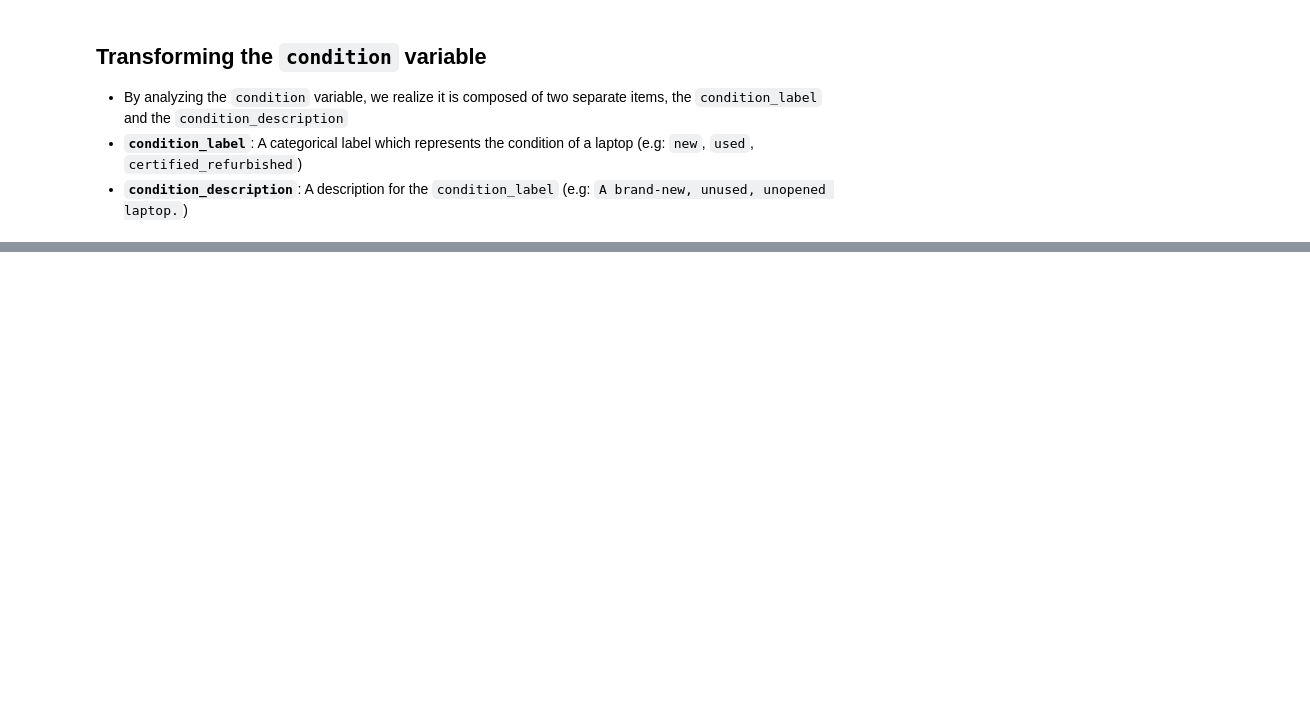
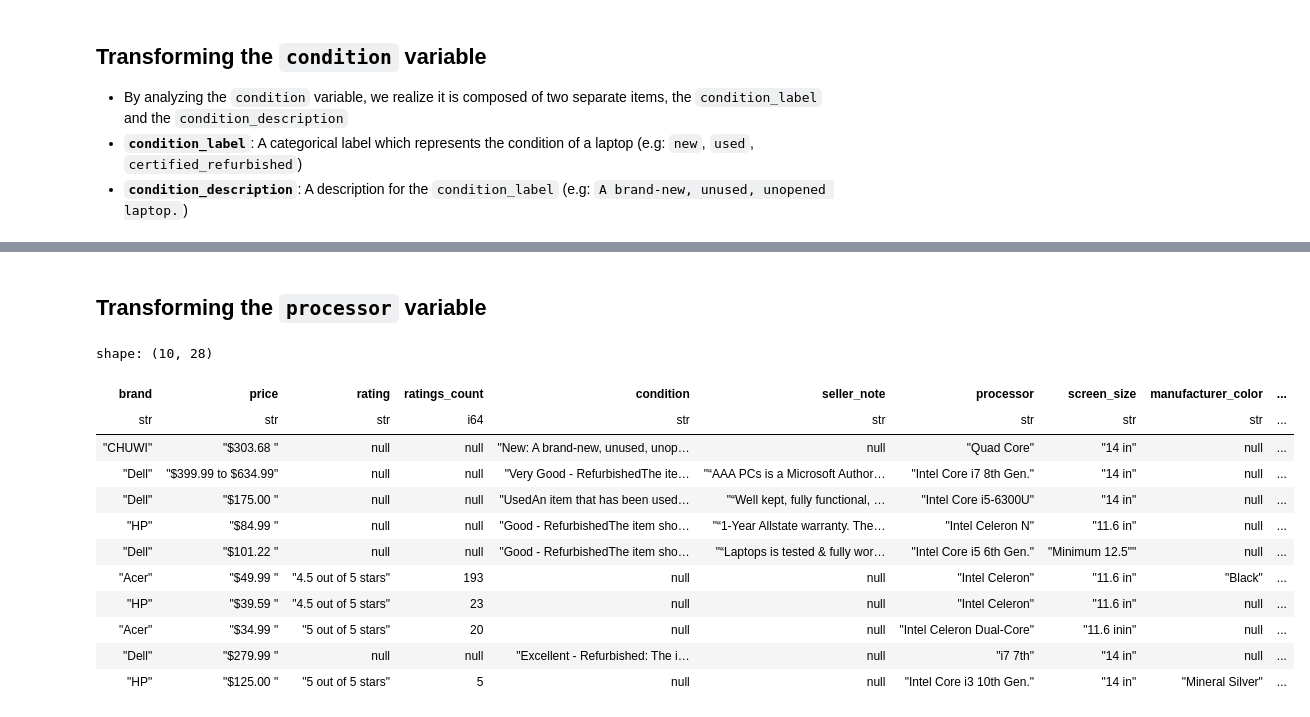
Before and after one commit to jxareas/laptop-price-catboost, a Jupyter notebook: notebooks/laptop_data_cleansing.ipynb, the cells around one changed output, grey strips where cells are left out. Cells and saved outputs as stored; diff of their text form; code cells hidden in the pictures; blank space fills up the shorter version.

```diff
--- a/notebooks/laptop_data_cleansing.ipynb
+++ b/notebooks/laptop_data_cleansing.ipynb
@@ -336,3 +336,36 @@ shape: (18, 2)
 | "UsedAn item that has been used… | "used" |
 | "Very Good - Refurbished: The i… | "very_good_refurbished" |
 | "Very Good - RefurbishedThe ite… | "very_good_refurbished" |
+# %% [markdown]
+## Transforming the `processor` variable
+# %%
+processor_replace_map = {
+    '?':'unknown',
+    'none':'unknown',
+    'no':'unknown',
+    '^?':'unknown',
+    'does not apply':'not_applicable'
+}
+
+df = df.with_columns(
+    pl.col('processor')
+    .str.to_lowercase()
+    .replace(processor_replace_map)
+    .alias('processor_clean')
+)
+
+df.head(n=10)
+# %% [output]
+shape: (10, 28)
+| brand | price | rating | ratings_count | condition | seller_note | processor | screen_size | manufacturer_color | ... |
+| str | str | str | i64 | str | str | str | str | str | ... |
+| "CHUWI" | "$303.68 " | null | null | "New: A brand-new, unused, unop… | null | "Quad Core" | "14 in" | null | ... |
+| "Dell" | "$399.99 to $634.99" | null | null | "Very Good - RefurbishedThe ite… | "“AAA PCs is a Microsoft Author… | "Intel Core i7 8th Gen." | "14 in" | null | ... |
+| "Dell" | "$175.00 " | null | null | "UsedAn item that has been used… | "“Well kept, fully functional, … | "Intel Core i5-6300U" | "14 in" | null | ... |
+| "HP" | "$84.99 " | null | null | "Good - RefurbishedThe item sho… | "“1-Year Allstate warranty. The… | "Intel Celeron N" | "11.6 in" | null | ... |
+| "Dell" | "$101.22 " | null | null | "Good - RefurbishedThe item sho… | "“Laptops is tested & fully wor… | "Intel Core i5 6th Gen." | "Minimum 12.5"" | null | ... |
+| "Acer" | "$49.99 " | "4.5 out of 5 stars" | 193 | null | null | "Intel Celeron" | "11.6 in" | "Black" | ... |
+| "HP" | "$39.59 " | "4.5 out of 5 stars" | 23 | null | null | "Intel Celeron" | "11.6 in" | null | ... |
+| "Acer" | "$34.99 " | "5 out of 5 stars" | 20 | null | null | "Intel Celeron Dual-Core" | "11.6 inin" | null | ... |
+| "Dell" | "$279.99 " | null | null | "Excellent - Refurbished: The i… | null | "i7 7th" | "14 in" | null | ... |
+| "HP" | "$125.00 " | "5 out of 5 stars" | 5 | null | null | "Intel Core i3 10th Gen." | "14 in" | "Mineral Silver" | ... |
```
Also changed, not shown: parts of 5 cells of this notebook, 1 other file.
